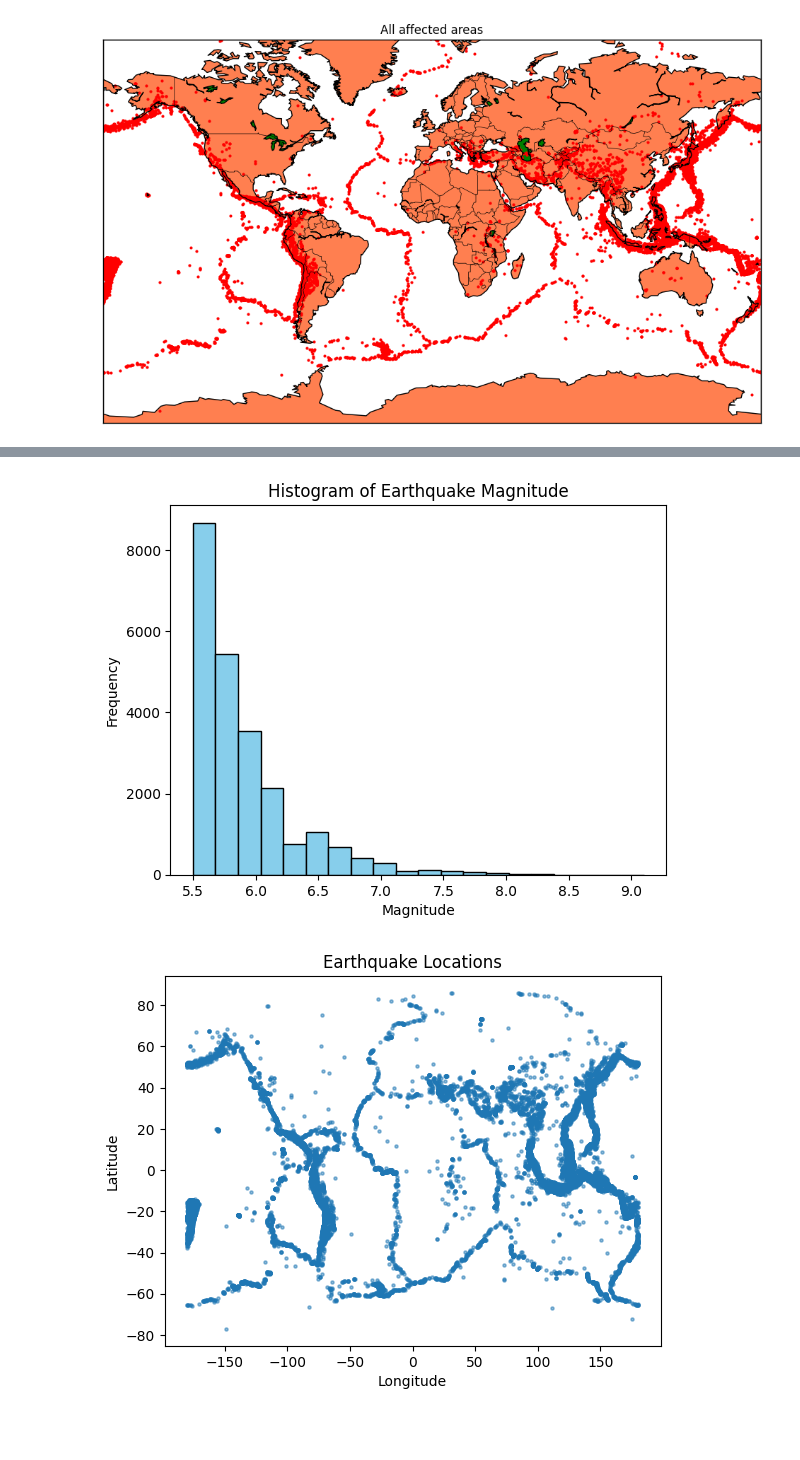
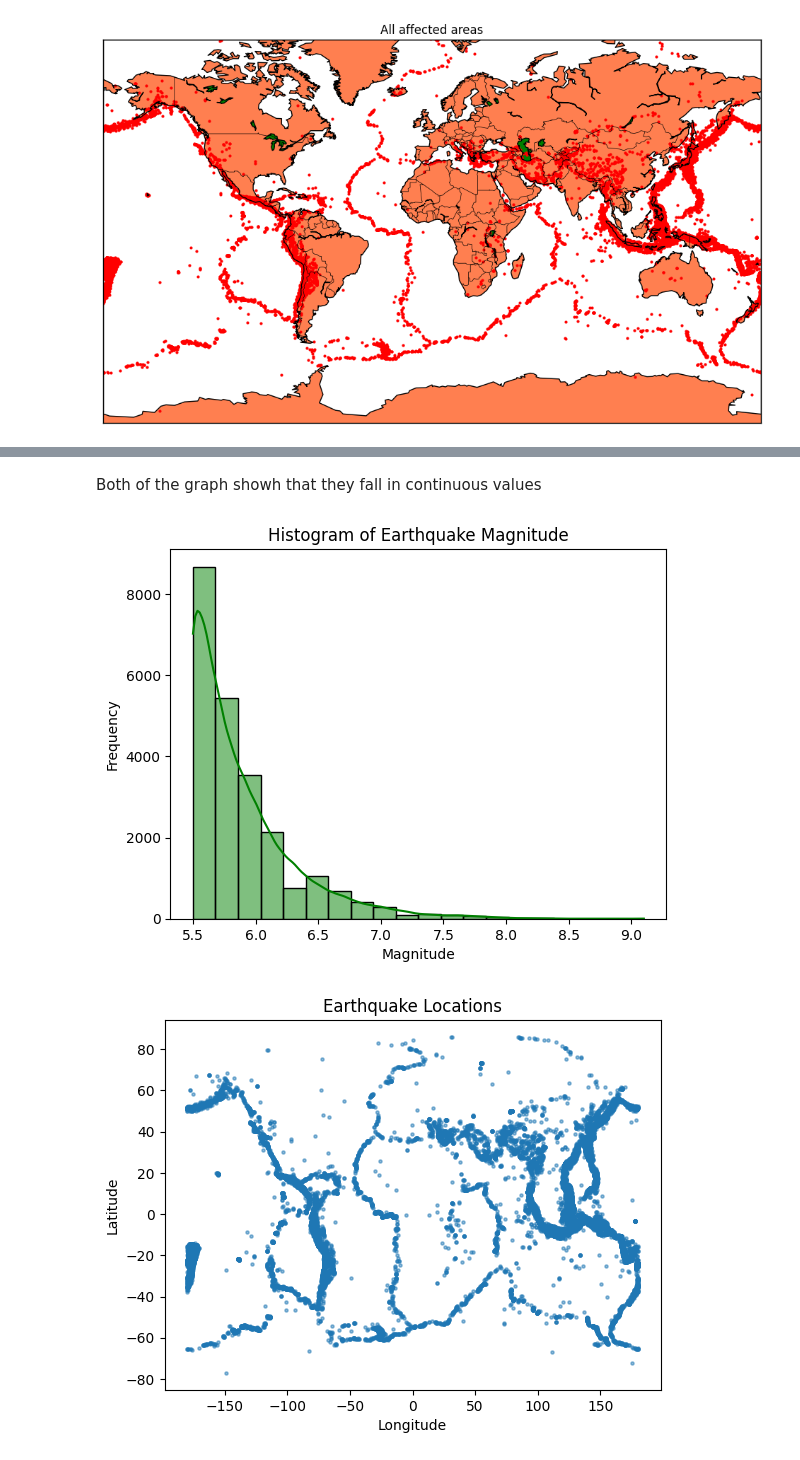
Before and after one commit to Kushagrarajsinghavisoft/Daily-works, a Jupyter notebook: Weekly_Assignments/Weekly_Assignment_6/Weekly_Assignment_6.ipynb, the cells around one changed output, grey strips where cells are left out. Drawn from its saved outputs; the diff is of its cells as text; code cells hidden in the pictures; blank space fills up the shorter version.

```diff
--- a/Weekly_Assignments/Weekly_Assignment_6/Weekly_Assignment_6.ipynb
+++ b/Weekly_Assignments/Weekly_Assignment_6/Weekly_Assignment_6.ipynb
@@ -198,14 +223,16 @@ plt.show()
+# %% [markdown]
+Both of the graph showh that they fall in continuous values
 # %%
 import matplotlib.pyplot as plt
 
 #plotting hist graph for "Magnitude"
-plt.hist(dataframe['Magnitude'], bins=20, color='skyblue', edgecolor='black')
+sns.histplot(dataframe['Magnitude'], bins=20, color='green', edgecolor='black',kde=True)
 plt.xlabel('Magnitude')
 plt.ylabel('Frequency')
 plt.title('Histogram of Earthquake Magnitude')
 plt.show()
 # %% [output]
-[figure, old version]
+[figure, new version]
 # %%
 #using scatter plot to see the eathquake locations
 plt.scatter(dataframe['Longitude'], dataframe['Latitude'], s=5, alpha=0.5)
```
Also changed, not shown: parts of 8 cells of this notebook, 3 other files.
